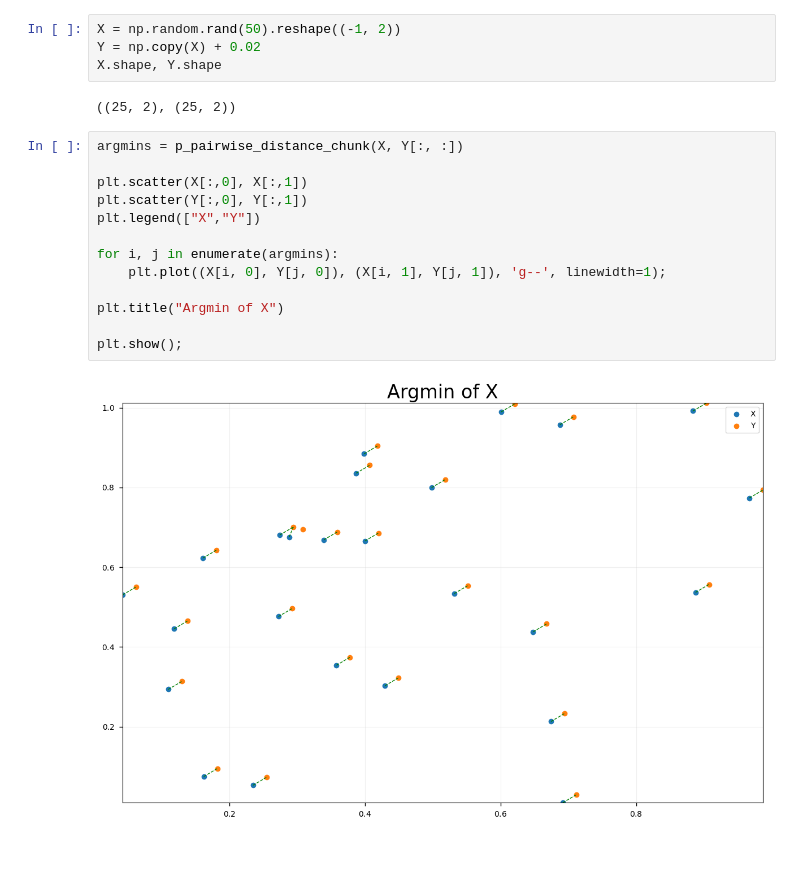
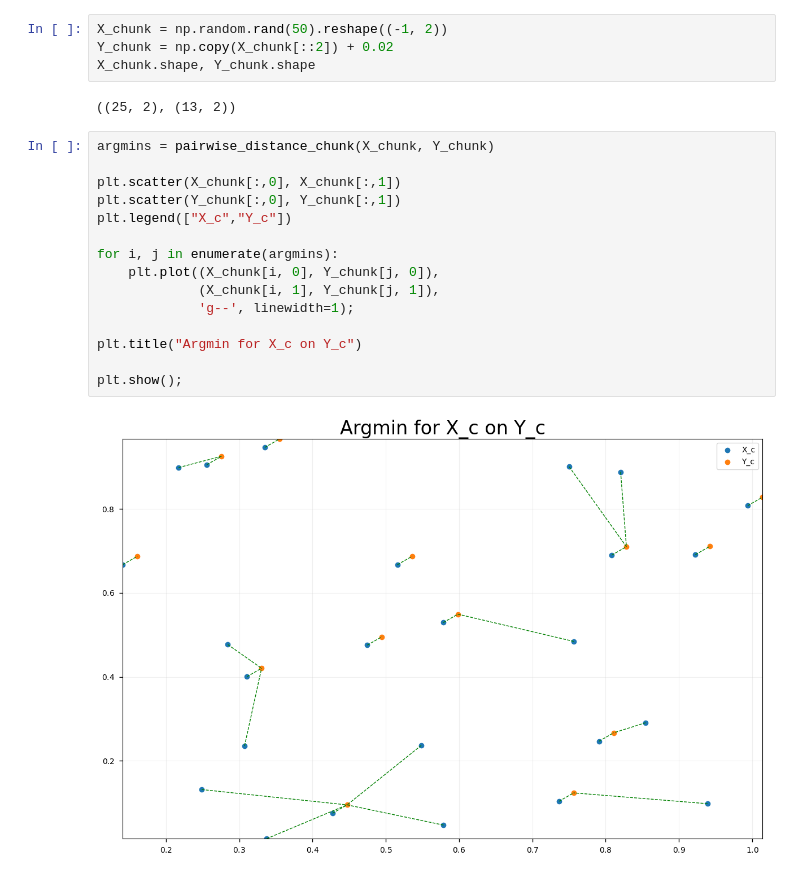
Before and after one commit to scikit-learn-inria-fondation/pdist_aggregation, a Jupyter notebook: pairwise.ipynb, the cells around one changed output. Cells and saved outputs as stored; diff of their text form.

Commit message:
Add Chunkwise pairwise_distance
Reduction (argmin) are computed on chunks as of now.

We need some think about the proper datastructures to sync the
reduction on all the chunks.

```diff
--- a/pairwise.ipynb
+++ b/pairwise.ipynb
@@ -117,23 +215,25 @@ cpdef np.ndarray[ITYPE_t, ndim=1, mode='c'] p_pairwise_distance_chunk(
 # %% [output]
 [interactive output not drawn]
 # %%
-X = np.random.rand(50).reshape((-1, 2))
-Y = np.copy(X) + 0.02
-X.shape, Y.shape
+X_chunk = np.random.rand(50).reshape((-1, 2))
+Y_chunk = np.copy(X_chunk[::2]) + 0.02
+X_chunk.shape, Y_chunk.shape
 # %% [output]
-((25, 2), (25, 2))
+((25, 2), (13, 2))
 # %%
-argmins = p_pairwise_distance_chunk(X, Y[:, :])
+argmins = pairwise_distance_chunk(X_chunk, Y_chunk)
 
-plt.scatter(X[:,0], X[:,1])
-plt.scatter(Y[:,0], Y[:,1])
-plt.legend(["X","Y"])
+plt.scatter(X_chunk[:,0], X_chunk[:,1])
+plt.scatter(Y_chunk[:,0], Y_chunk[:,1])
+plt.legend(["X_c","Y_c"])
 
 for i, j in enumerate(argmins):
-    plt.plot((X[i, 0], Y[j, 0]), (X[i, 1], Y[j, 1]), 'g--', linewidth=1);
+    plt.plot((X_chunk[i, 0], Y_chunk[j, 0]),
+             (X_chunk[i, 1], Y_chunk[j, 1]),
+             'g--', linewidth=1);
 
-plt.title("Argmin of X")
+plt.title("Argmin for X_c on Y_c")
 
 plt.show();
 # %% [output]
-[figure, old version]
+[figure, new version]
```
Also changed, not shown: parts of 14 cells of this notebook.
